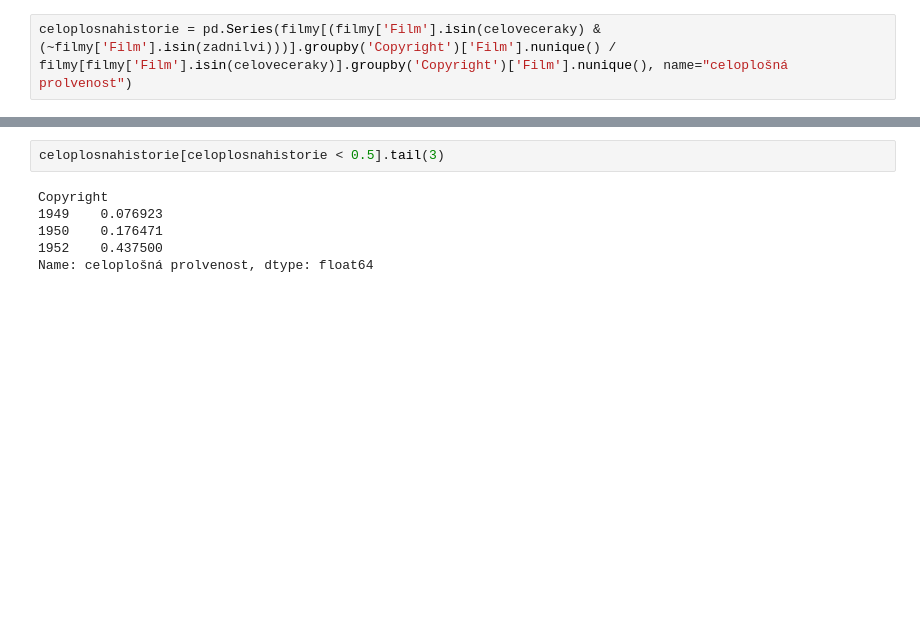
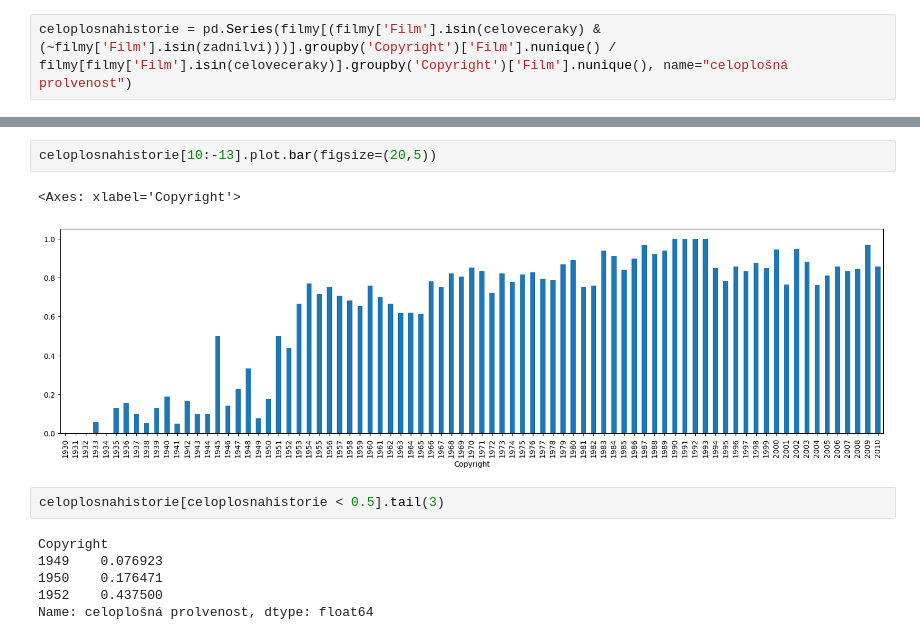
Before and after one commit to DataRozhlas/filmovy-prehled, a Jupyter notebook: 908 třicet let lvů.ipynb, the cells around one changed output, grey strips where cells are left out. Drawn from its saved outputs; the diff is of its cells as text; blank space fills up the shorter version.

```diff
--- a/908 třicet let lvů.ipynb
+++ b/908 třicet let lvů.ipynb
@@ -1303,3 +1303,8 @@ celoplosnahistorie.plot.bar(figsize=(20,5))
+# %%
+celoplosnahistorie[10:-13].plot.bar(figsize=(20,5))
+# %% [output]
+<Axes: xlabel='Copyright'>
+[figure, added]
 # %%
 celoplosnahistorie[celoplosnahistorie < 0.5].tail(3)
 # %% [output]
```
Also changed, not shown: parts of 2 cells of this notebook, 5 other files.
